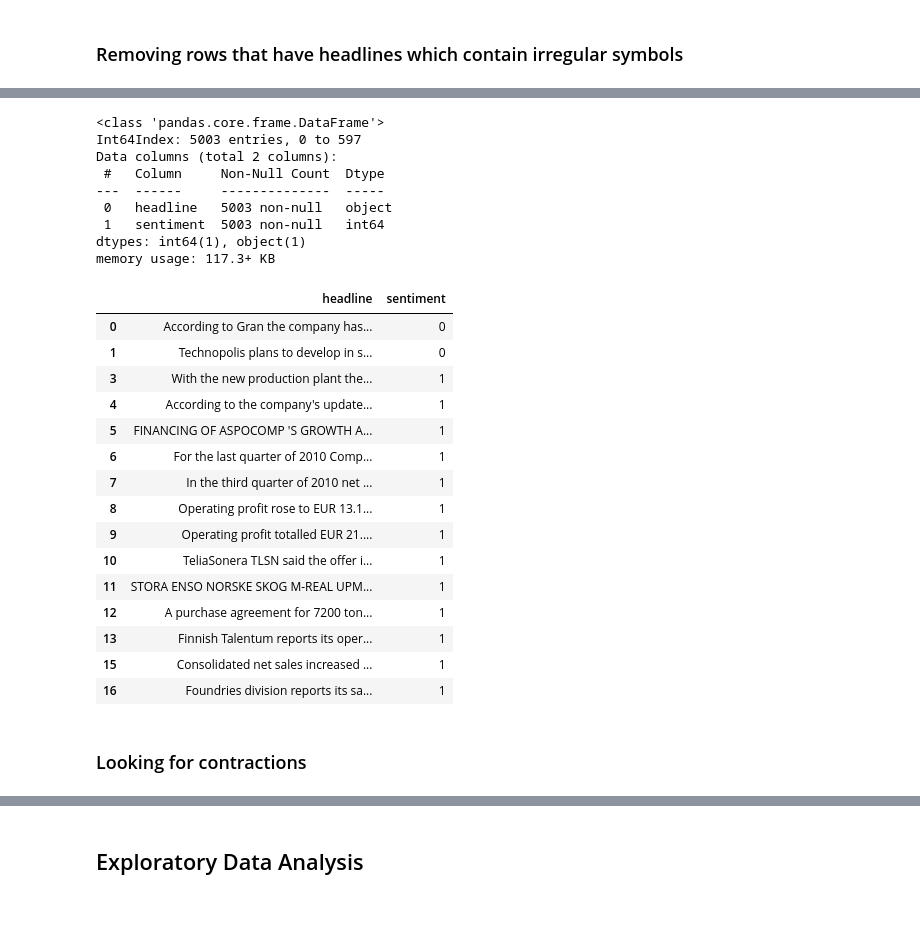
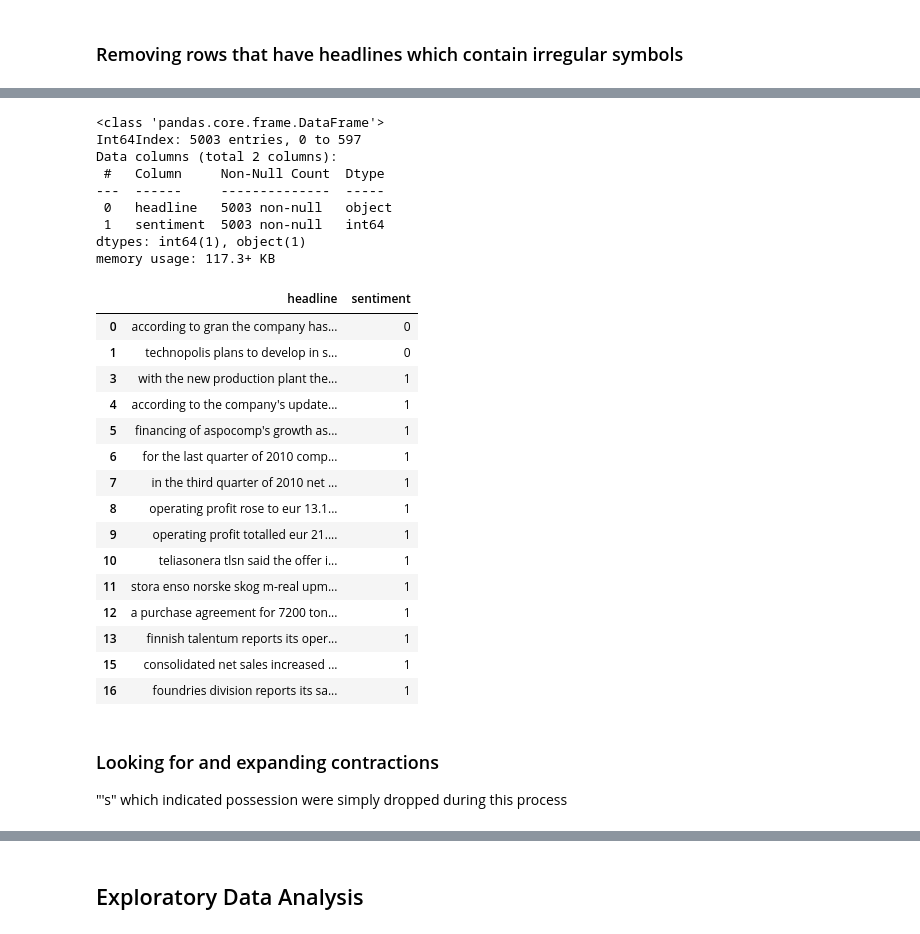
Before and after one commit to arnodunstatter/COSC4337-project, a Jupyter notebook: Financial_Sentiment_Analysis_Project.ipynb, the cells around one changed output, grey strips where cells are left out. Cells and saved outputs as stored; diff of their text form; code cells hidden in the pictures.

```diff
--- a/Financial_Sentiment_Analysis_Project.ipynb
+++ b/Financial_Sentiment_Analysis_Project.ipynb
@@ -232,55 +246,57 @@ import re
 #cleaned_h = []
 already_clean_h = []
 for h in data['headline']: # for each headline
+  h = h.lower()
   # ^ indicates not when in [] - if the string contains anything not in our allowable character set replaces it with nothing, then strip spaces from beginning and end
   #cleaned_h.append(re.sub(r'[^a-zA-Z0-9\s,.:\'?!$%&()_-]+', '', h).strip())
   if not bool(re.search('[^a-zA-Z0-9\s,.:\'?!$%&()_-]+', h)):
     # Get rid of "," and "." that are by themselves (Ex. "[word],", "[word] , ", "[word] .")
     clean_h = re.sub(r'\b,+||\b\s,+||\s\.+||\.\Z', '', h)
     clean_h = re.sub(r'\s%+', '%', clean_h)
     clean_h = re.sub(r'\s:+', ':', clean_h)
     clean_h = re.sub(r'\s\'s', '\'s', clean_h)
     already_clean_h.append(clean_h.strip())
   else:
     already_clean_h.append(None)
 
 #data = data.assign(cleaned = cleaned_h) # the cleaned column contains both the headlines which were clean as-was and the columns which were made clean
 data = data.assign(headline = already_clean_h) # the clean column contains only headlines which were clean as-was
 
-data = data.dropna()
+data = data.dropna() # removes missing values
 
 data.info()
 data.head(15)
 # %% [output]
 <class 'pandas.core.frame.DataFrame'>
 Int64Index: 5003 entries, 0 to 597
 Data columns (total 2 columns):
  #   Column     Non-Null Count  Dtype
 ---  ------     --------------  -----
  0   headline   5003 non-null   object
  1   sentiment  5003 non-null   int64
 dtypes: int64(1), object(1)
 memory usage: 117.3+ KB
 |  | headline | sentiment |
-| 0 | According to Gran the company has... | 0 |
-| 1 | Technopolis plans to develop in s... | 0 |
-| 3 | With the new production plant the... | 1 |
-| 4 | According to the company's update... | 1 |
-| 5 | FINANCING OF ASPOCOMP 'S GROWTH A... | 1 |
-| 6 | For the last quarter of 2010 Comp... | 1 |
-| 7 | In the third quarter of 2010 net ... | 1 |
-| 8 | Operating profit rose to EUR 13.1... | 1 |
-| 9 | Operating profit totalled EUR 21.... | 1 |
-| 10 | TeliaSonera TLSN said the offer i... | 1 |
-| 11 | STORA ENSO NORSKE SKOG M-REAL UPM... | 1 |
-| 12 | A purchase agreement for 7200 ton... | 1 |
-| 13 | Finnish Talentum reports its oper... | 1 |
-| 15 | Consolidated net sales increased ... | 1 |
-| 16 | Foundries division reports its sa... | 1 |
+| 0 | according to gran the company has... | 0 |
+| 1 | technopolis plans to develop in s... | 0 |
+| 3 | with the new production plant the... | 1 |
+| 4 | according to the company's update... | 1 |
+| 5 | financing of aspocomp's growth as... | 1 |
+| 6 | for the last quarter of 2010 comp... | 1 |
+| 7 | in the third quarter of 2010 net ... | 1 |
+| 8 | operating profit rose to eur 13.1... | 1 |
+| 9 | operating profit totalled eur 21.... | 1 |
+| 10 | teliasonera tlsn said the offer i... | 1 |
+| 11 | stora enso norske skog m-real upm... | 1 |
+| 12 | a purchase agreement for 7200 ton... | 1 |
+| 13 | finnish talentum reports its oper... | 1 |
+| 15 | consolidated net sales increased ... | 1 |
+| 16 | foundries division reports its sa... | 1 |
 # %%
 # we want to include all standard English punctuation marks (i.e. "!" and "?")
-# %% [markdown]
-### Looking for contractions
+# %% [markdown]
+### Looking for and expanding contractions
+"'s" which indicated possession were simply dropped during this process
 # %%
 # found here: https://www.analyticsvidhya.com/blog/2020/04/beginners-guide-exploratory-data-analysis-text-data/#h2_6
 contractions_dict = { "ain't": "are not","'s":" is","aren't": "are not",
```
Also changed, not shown: parts of 20 cells of this notebook.
